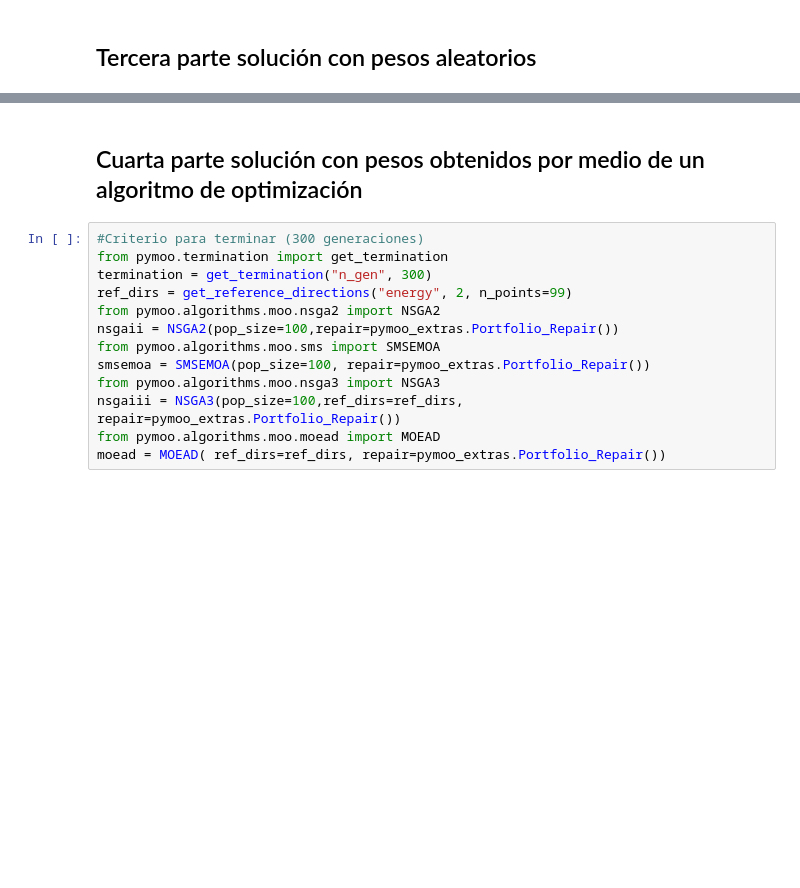
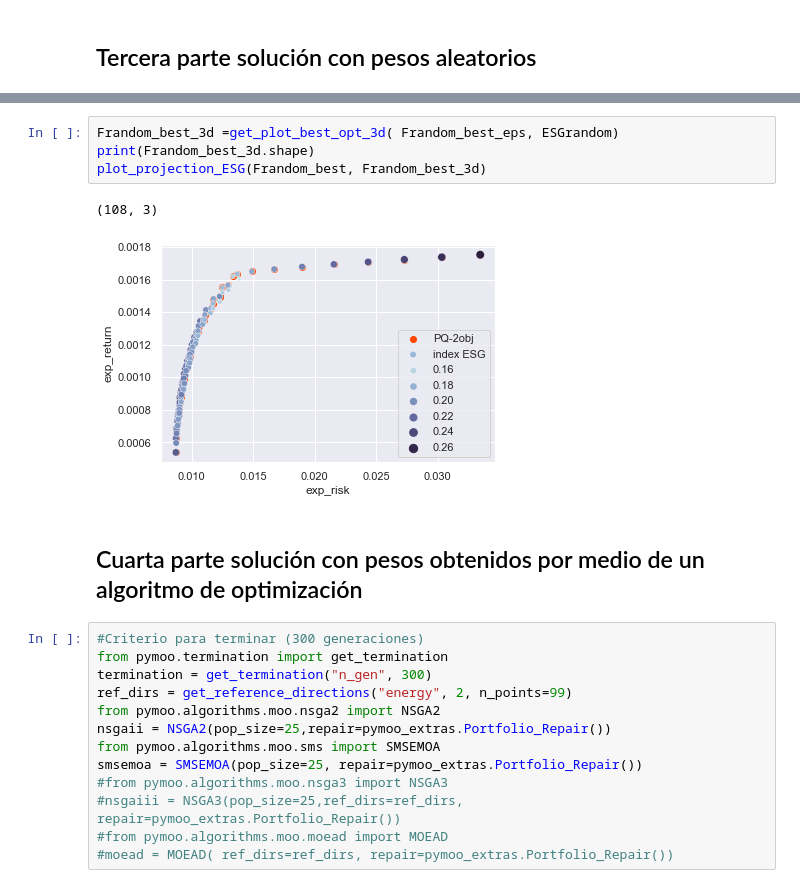
Before and after one commit to yeudiellm/MO-PortafoliosInversion, a Jupyter notebook: PruebasRecopilacion.ipynb, the cells around one changed output, grey strips where cells are left out. Drawn from its saved outputs; the diff is of its cells as text; blank space fills up the shorter version.

```diff
--- a/PruebasRecopilacion.ipynb
+++ b/PruebasRecopilacion.ipynb
@@ -79,3 +145,10 @@ my_plotting.plotting_samples(PROFITS, RISK, frames, labels, (12,8))
+# %%
+Frandom_best_3d =get_plot_best_opt_3d( Frandom_best_eps, ESGrandom)
+print(Frandom_best_3d.shape)
+plot_projection_ESG(Frandom_best, Frandom_best_3d)
+# %% [output]
+(108, 3)
+[figure, added]
 # %% [markdown]
 ## Cuarta parte solución con pesos obtenidos por medio de un algoritmo de optimización
 # %%
@@ -84,13 +157,13 @@ from pymoo.termination import get_termination
 termination = get_termination("n_gen", 300)
 ref_dirs = get_reference_directions("energy", 2, n_points=99)
 from pymoo.algorithms.moo.nsga2 import NSGA2
-nsgaii = NSGA2(pop_size=100,repair=pymoo_extras.Portfolio_Repair())
+nsgaii = NSGA2(pop_size=25,repair=pymoo_extras.Portfolio_Repair())
 from pymoo.algorithms.moo.sms import SMSEMOA
-smsemoa = SMSEMOA(pop_size=100, repair=pymoo_extras.Portfolio_Repair())
-from pymoo.algorithms.moo.nsga3 import NSGA3
-nsgaiii = NSGA3(pop_size=100,ref_dirs=ref_dirs, repair=pymoo_extras.Portfolio_Repair())
-from pymoo.algorithms.moo.moead import MOEAD
-moead = MOEAD( ref_dirs=ref_dirs, repair=pymoo_extras.Portfolio_Repair())
+smsemoa = SMSEMOA(pop_size=25, repair=pymoo_extras.Portfolio_Repair())
+#from pymoo.algorithms.moo.nsga3 import NSGA3
+#nsgaiii = NSGA3(pop_size=25,ref_dirs=ref_dirs, repair=pymoo_extras.Portfolio_Repair())
+#from pymoo.algorithms.moo.moead import MOEAD
+#moead = MOEAD( ref_dirs=ref_dirs, repair=pymoo_extras.Portfolio_Repair())
 # %%
 #En la segunda entrada se puede cambiar el algoritmo a utilizar por alguno de los definidos arriba
 #nsgaii, smsemoa, nsgaiii, moead, los que dan mejores resultados son nsgaii y smsemoa
```
Also changed, not shown: parts of 18 cells of this notebook, 7 other files.
